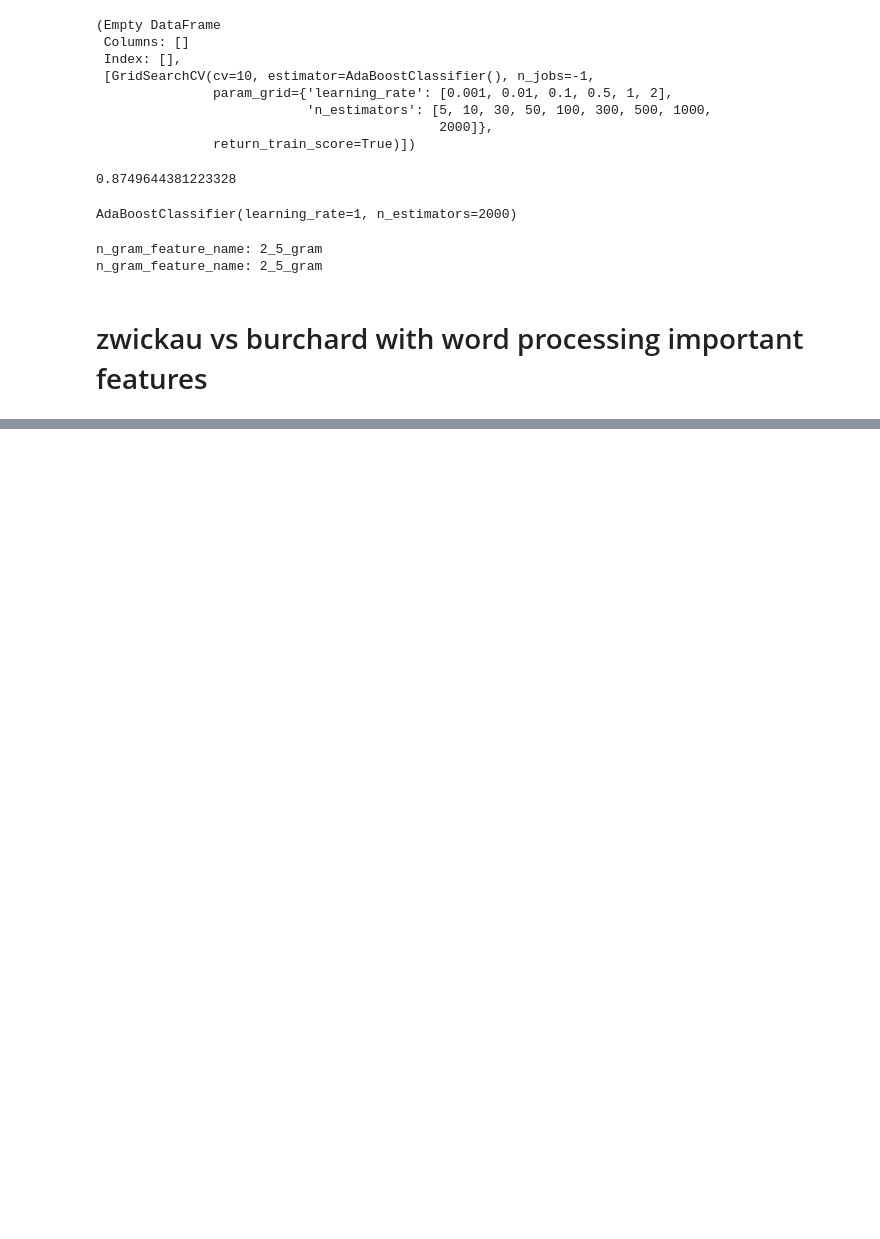
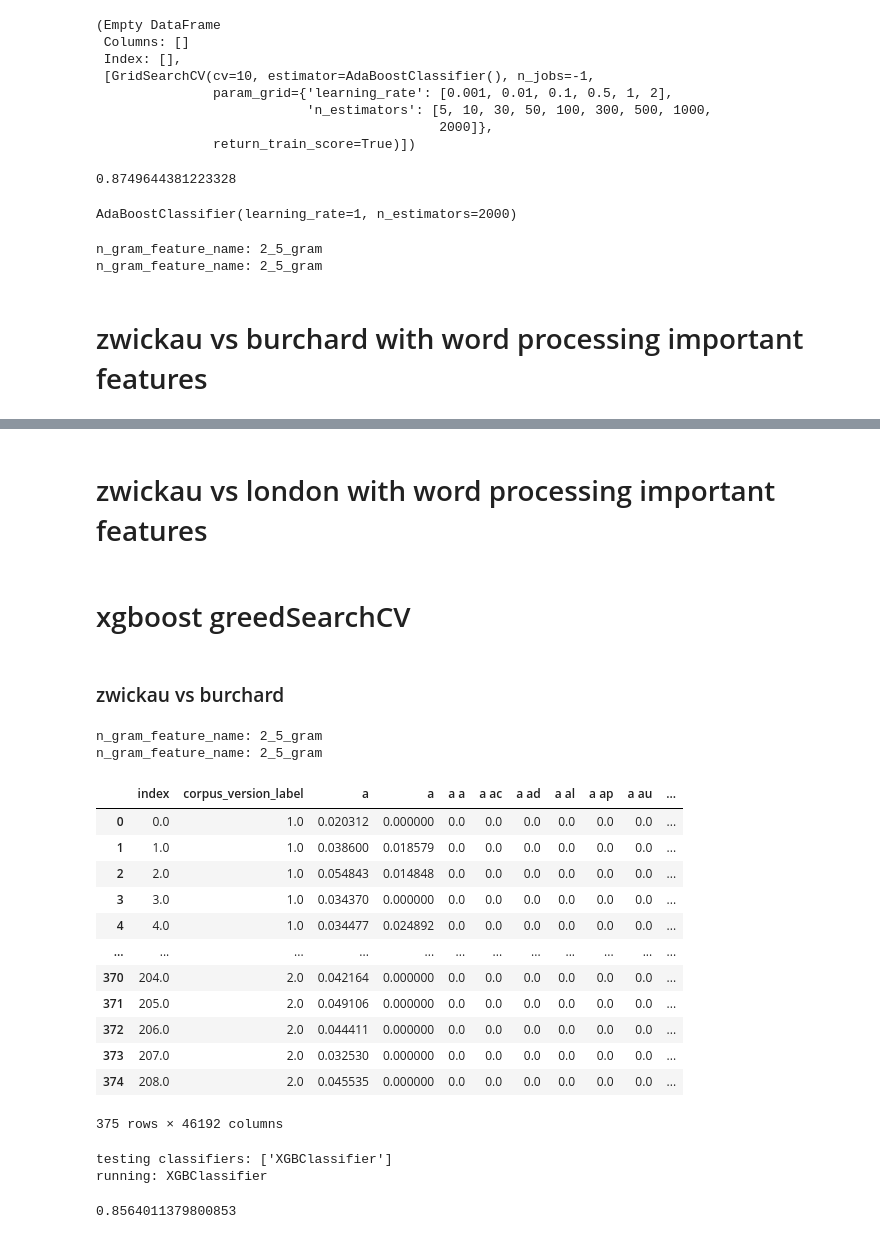
Before and after one commit to sashaaKr/thesis, a Jupyter notebook: notebooks/preparation for 14.8 - strong features, xgboost greed search cv.ipynb, the cells around one changed output, grey strips where cells are left out. Saved outputs shown, nothing was run; the diff lists cells and outputs as text; code cells hidden in the pictures; blank space fills up the shorter version.

```diff
--- a/notebooks/preparation for 14.8 - strong features, xgboost greed search cv.ipynb
+++ b/notebooks/preparation for 14.8 - strong features, xgboost greed search cv.ipynb
@@ -369,0 +374,2 @@ pd.DataFrame(
+# %% [markdown]
+# zwickau vs london with word processing important features
@@ -369,0 +378,34 @@ pd.DataFrame(
+# %% [markdown]
+# xgboost greedSearchCV
+# %% [markdown]
+### zwickau vs burchard
+# %%
+london_burchard_df = thesisModelFeatures.create_zwickau_burchard_with_processing_features_tfidf_2_5_gram_cosine_similarity_long_p_df()
+# %% [output]
+n_gram_feature_name: 2_5_gram
+n_gram_feature_name: 2_5_gram
+# %%
+london_burchard_df
+# %% [output]
+|  | index | corpus_version_label | a | a | a a | a ac | a ad | a al | a ap | a au | ... |
+| 0 | 0.0 | 1.0 | 0.020312 | 0.000000 | 0.0 | 0.0 | 0.0 | 0.0 | 0.0 | 0.0 | ... |
+| 1 | 1.0 | 1.0 | 0.038600 | 0.018579 | 0.0 | 0.0 | 0.0 | 0.0 | 0.0 | 0.0 | ... |
+| 2 | 2.0 | 1.0 | 0.054843 | 0.014848 | 0.0 | 0.0 | 0.0 | 0.0 | 0.0 | 0.0 | ... |
+| 3 | 3.0 | 1.0 | 0.034370 | 0.000000 | 0.0 | 0.0 | 0.0 | 0.0 | 0.0 | 0.0 | ... |
+| 4 | 4.0 | 1.0 | 0.034477 | 0.024892 | 0.0 | 0.0 | 0.0 | 0.0 | 0.0 | 0.0 | ... |
+| ... | ... | ... | ... | ... | ... | ... | ... | ... | ... | ... | ... |
+| 370 | 204.0 | 2.0 | 0.042164 | 0.000000 | 0.0 | 0.0 | 0.0 | 0.0 | 0.0 | 0.0 | ... |
+| 371 | 205.0 | 2.0 | 0.049106 | 0.000000 | 0.0 | 0.0 | 0.0 | 0.0 | 0.0 | 0.0 | ... |
+| 372 | 206.0 | 2.0 | 0.044411 | 0.000000 | 0.0 | 0.0 | 0.0 | 0.0 | 0.0 | 0.0 | ... |
+| 373 | 207.0 | 2.0 | 0.032530 | 0.000000 | 0.0 | 0.0 | 0.0 | 0.0 | 0.0 | 0.0 | ... |
+| 374 | 208.0 | 2.0 | 0.045535 | 0.000000 | 0.0 | 0.0 | 0.0 | 0.0 | 0.0 | 0.0 | ... |
+375 rows × 46192 columns
+# %%
+xgbClassifier_london_burchard_results = thesisModelFeatures.run_grid_search_cv(london_burchard_df, ['XGBClassifier'])
+# %% [output]
+testing classifiers: ['XGBClassifier']
+running: XGBClassifier
+# %%
+xgbClassifier_london_burchard_results[1][0].best_score_
+# %% [output]
+0.8564011379800853
```
Also changed, not shown: parts of 18 cells of this notebook, 10 other files.
